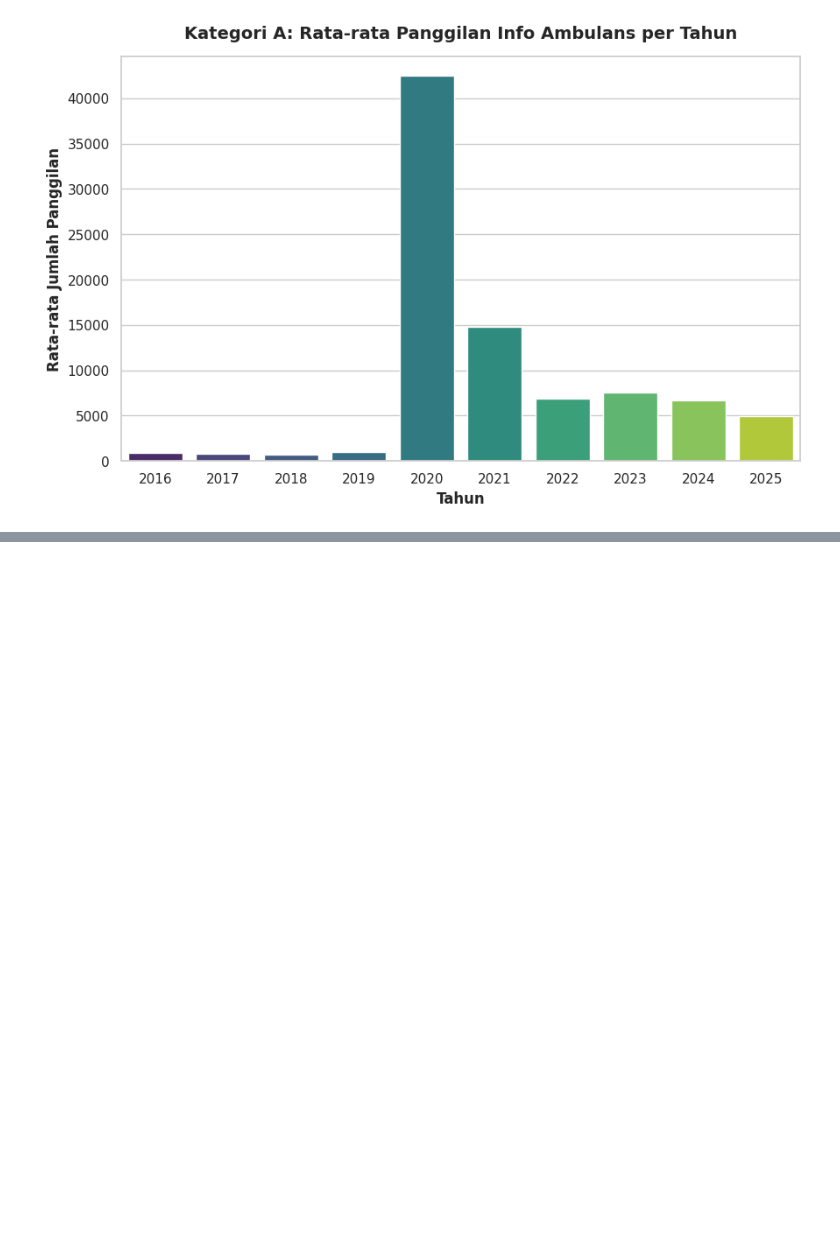
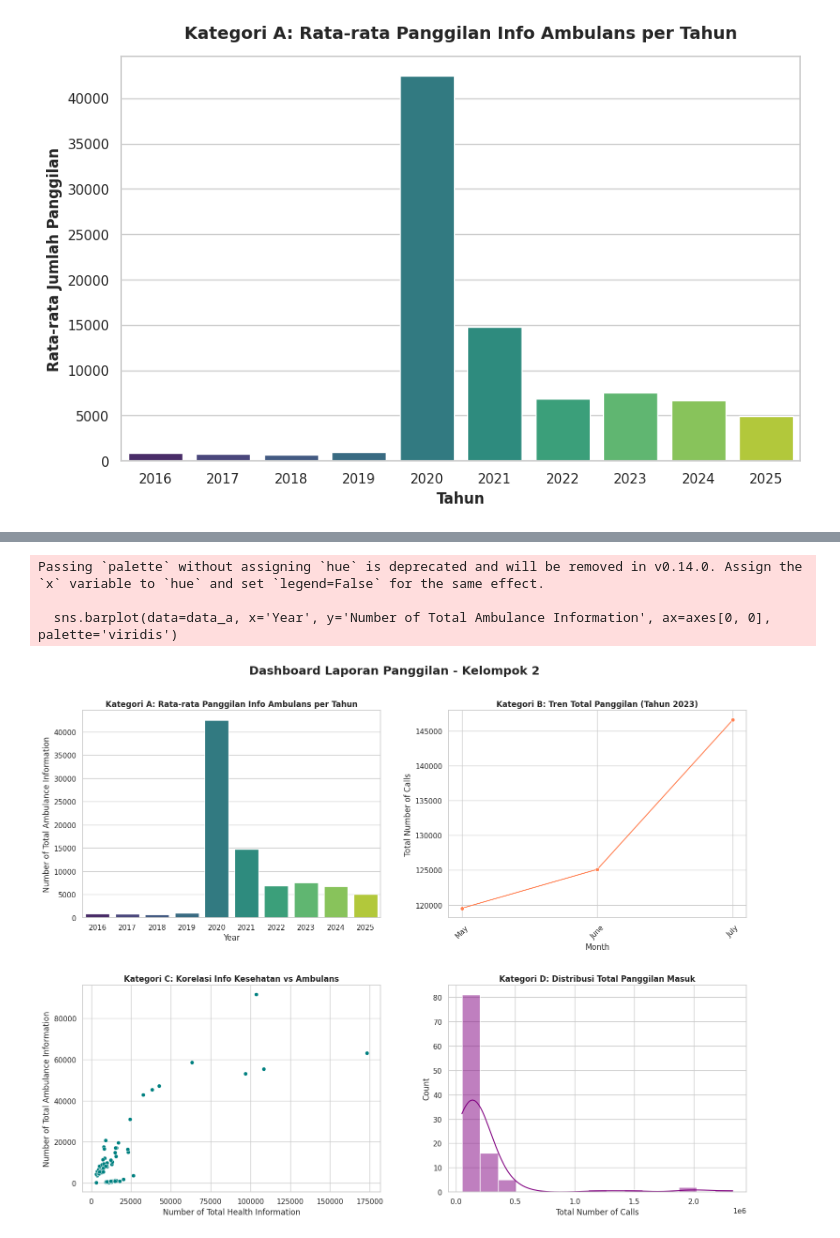
Before and after one commit to Muhafikri-ARC/Post-Test_Kelompok-2, a Jupyter notebook: Post Test Kelompok 2.ipynb, the cells around one changed output, grey strips where cells are left out. Cells and saved outputs as stored; diff of their text form; code cells hidden in the pictures; blank space fills up the shorter version.

```diff
--- a/Post Test Kelompok 2.ipynb
+++ b/Post Test Kelompok 2.ipynb
@@ -70,0 +123,57 @@ Passing `palette` without assigning `hue` is deprecated and will be removed in v
+# %%
+import pandas as pd
+import matplotlib.pyplot as plt
+import seaborn as sns
+
+# ==========================================
+# 1. LOAD DATASET (Path yang benar)
+# ==========================================
+# File yang diunggah ke sidebar Colab otomatis ada di /content/
+df = pd.read_csv('/content/Kelas G_Fixed Call Report.csv')
+
+# Pre-processing: Mengatur urutan bulan
+months_order = ['January', 'February', 'March', 'April', 'May', 'June',
+                'July', 'August', 'September', 'October', 'November', 'December']
+df['Month'] = pd.Categorical(df['Month'], categories=months_order, ordered=True)
+
+# ==========================================
+# 2. PERSIAPAN DATA UNTUK VISUALISASI
+# ==========================================
+# Data A: Rata-rata Info Ambulans per Tahun
+data_a = df.groupby('Year')['Number of Total Ambulance Information'].mean().reset_index()
+
+# Data B: Tren Total Panggilan tahun 2023
+data_b = df[df['Year'] == 2023].sort_values('Month')
+
+# ==========================================
+# 3. VISUALISASI GRID 2X2 (Pendekatan Objek)
+# ==========================================
+sns.set_theme(style="whitegrid")
+fig, axes = plt.subplots(2, 2, figsize=(16, 12))
+
+# Grafik 1: Bar Chart (Kategori A)
+sns.barplot(data=data_a, x='Year', y='Number of Total Ambulance Information', ax=axes[0, 0], palette='viridis')
+axes[0, 0].set_title('Kategori A: Rata-rata Panggilan Info Ambulans per Tahun', fontweight='bold')
+
+# Grafik 2: Line Chart (Kategori B)
+sns.lineplot(data=data_b, x='Month', y='Total Number of Calls', marker='o', ax=axes[0, 1], color='coral')
+axes[0, 1].set_title('Kategori B: Tren Total Panggilan (Tahun 2023)', fontweight='bold')
+axes[0, 1].tick_params(axis='x', rotation=45)
+
+# Grafik 3: Scatter Plot (Kategori C)
+sns.scatterplot(data=df, x='Number of Total Health Information', y='Number of Total Ambulance Information', ax=axes[1, 0], color='teal')
+axes[1, 0].set_title('Kategori C: Korelasi Info Kesehatan vs Ambulans', fontweight='bold')
+
+# Grafik 4: Histogram (Kategori D)
+sns.histplot(data=df, x='Total Number of Calls', kde=True, bins=15, ax=axes[1, 1], color='purple')
+axes[1, 1].set_title('Kategori D: Distribusi Total Panggilan Masuk', fontweight='bold')
+
+# Finalisasi
+plt.tight_layout(pad=3.0)
+fig.suptitle('Dashboard Laporan Panggilan - Kelompok 2', fontsize=18, fontweight='bold', y=1.02)
+plt.show()
+# %% [output]
+Passing `palette` without assigning `hue` is deprecated and will be removed in v0.14.0. Assign the `x` variable to `hue` and set `legend=False` for the same effect.
+
+  sns.barplot(data=data_a, x='Year', y='Number of Total Ambulance Information', ax=axes[0, 0], palette='viridis')
+[figure, added]
```
Also changed, not shown: parts of 3 cells of this notebook.
